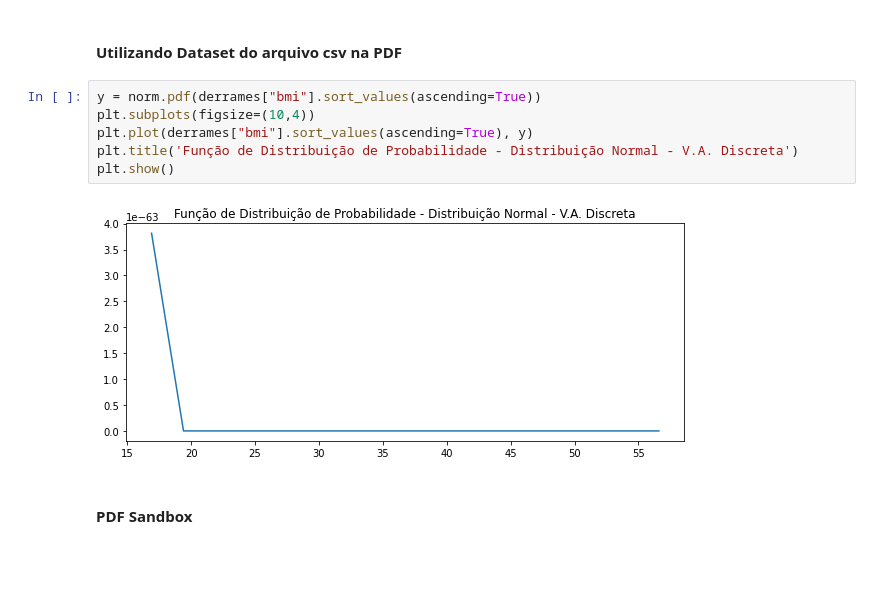
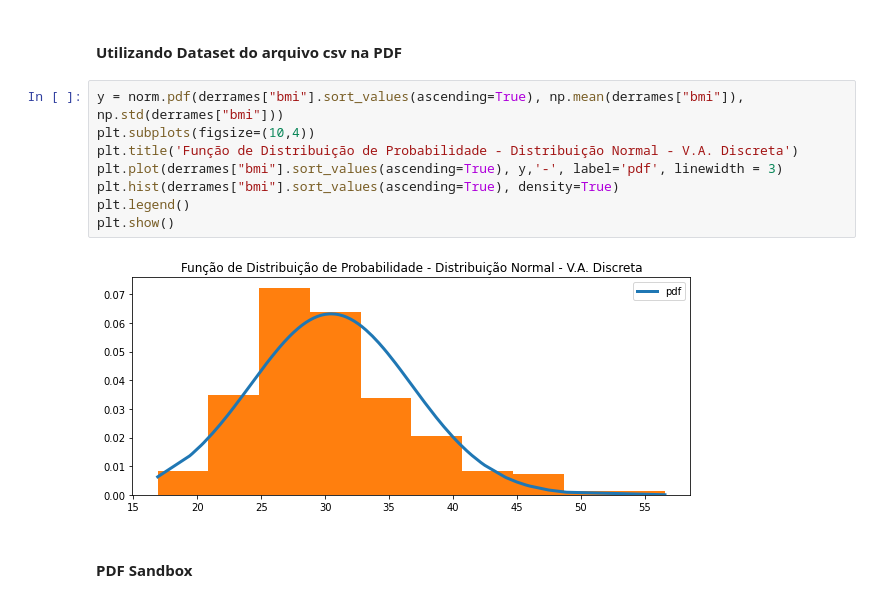
Before and after one commit to arthurgonze/ADS, a Jupyter notebook: mq_02.ipynb, the cells around one changed output. Cells and saved outputs as stored; diff of their text form; blank space fills up the shorter version.

```diff
--- a/mq_02.ipynb
+++ b/mq_02.ipynb
@@ -343,13 +351,15 @@ plt.show()
 # %% [markdown]
 #### Utilizando Dataset do arquivo csv na PDF
 # %%
-y = norm.pdf(derrames["bmi"].sort_values(ascending=True))
+y = norm.pdf(derrames["bmi"].sort_values(ascending=True), np.mean(derrames["bmi"]), np.std(derrames["bmi"]))
 plt.subplots(figsize=(10,4))
-plt.plot(derrames["bmi"].sort_values(ascending=True), y)
 plt.title('Função de Distribuição de Probabilidade - Distribuição Normal - V.A. Discreta')
+plt.plot(derrames["bmi"].sort_values(ascending=True), y,'-', label='pdf', linewidth = 3)
+plt.hist(derrames["bmi"].sort_values(ascending=True), density=True)
+plt.legend()
 plt.show()
 # %% [output]
-[figure, old version]
+[figure, new version]
 # %% [markdown]
 #### PDF Sandbox
 # %% [markdown]
```
Also changed, not shown: parts of 15 cells of this notebook.
